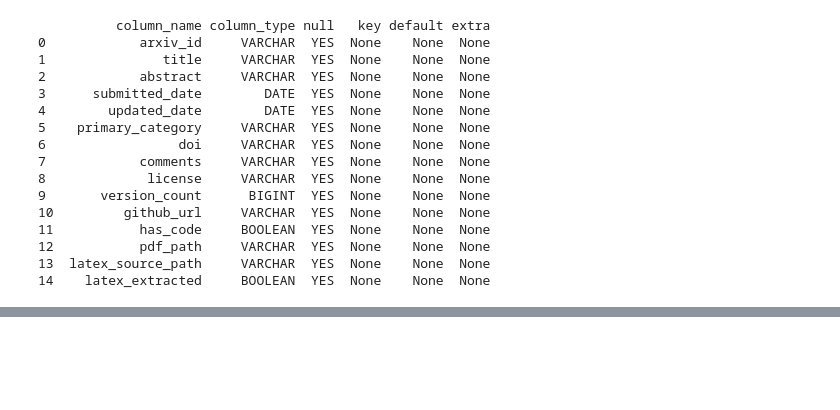
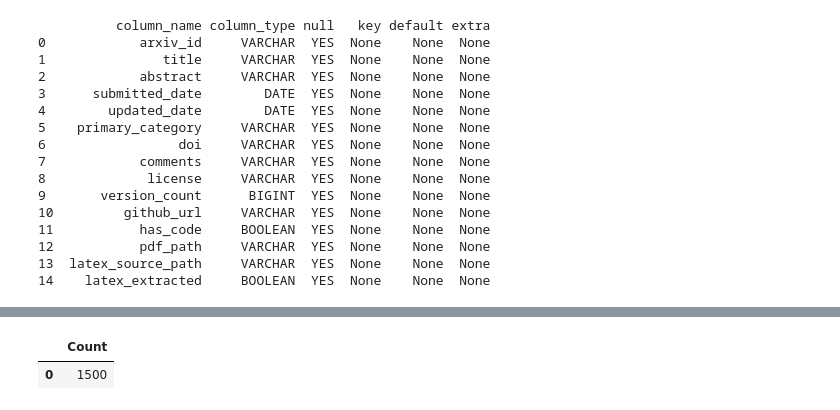
Before and after one commit to Julien-Pgn/SciRex, a Jupyter notebook: notebooks/db_build.ipynb, the cells around one changed output, grey strips where cells are left out. Drawn from its saved outputs; the diff is of its cells as text; code cells hidden in the pictures; blank space fills up the shorter version.

Commit message:
Topic specific table for dowloading pdfs through fetch_files.py

```diff
--- a/notebooks/db_build.ipynb
+++ b/notebooks/db_build.ipynb
@@ -668,0 +673,2 @@ print(conn.execute("DESCRIBE papers").fetchdf())
+# %%
+conn = duckdb.connect('data/arxiv_metadata.duckdb')
@@ -668,0 +682,15 @@ print(conn.execute("DESCRIBE papers").fetchdf())
+# %%
+conn.execute("""
+CREATE OR REPLACE TABLE genai_subset AS
+SELECT arxiv_id, title, primary_category, submitted_date, has_code, github_url
+FROM papers
+WHERE primary_category IN ('cs.CL','cs.LG','cs.CV','cs.AI')
+  AND submitted_date >= '2025-01-01'
+  AND regexp_matches(lower(title || ' ' || coalesce(abstract,'')),
+        'generative|large language model|\bllm\b|\bgpt\b|transformer|diffusion model|text-to-image|foundation model|retrieval.augmented|multimodal|instruction.tun|prompt|fine.tun|\bagent')
+ORDER BY submitted_date DESC
+LIMIT 1500;
+""").fetchdf()
+# %% [output]
+|  | Count |
+| 0 | 1500 |
```
Also changed, not shown: parts of 3 cells of this notebook, 1 other file.
